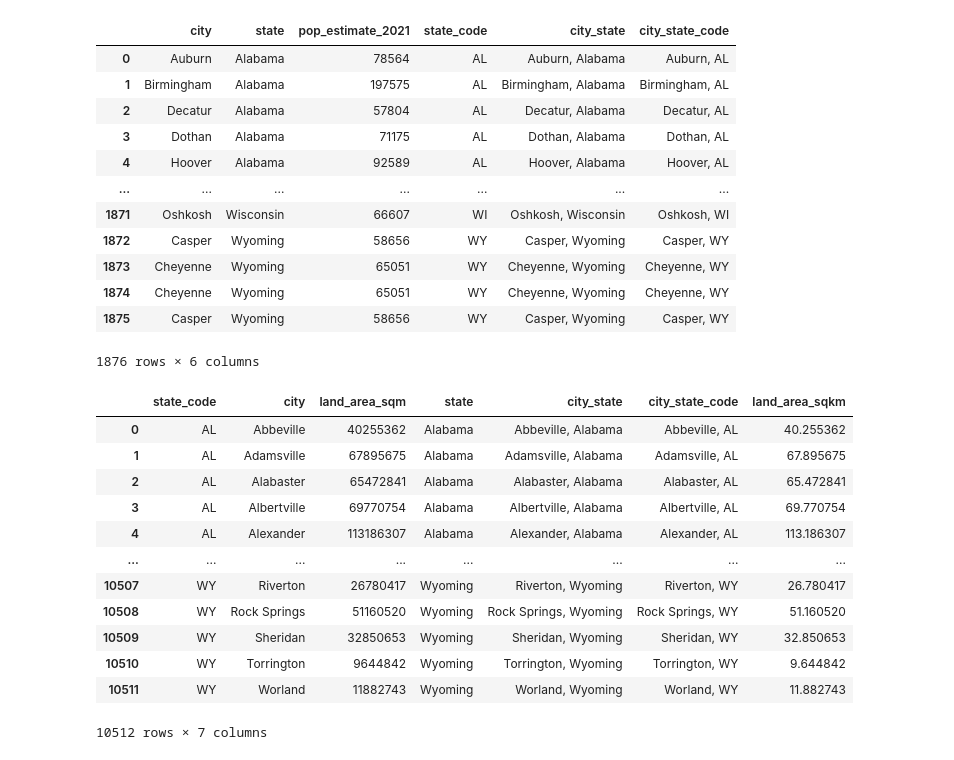
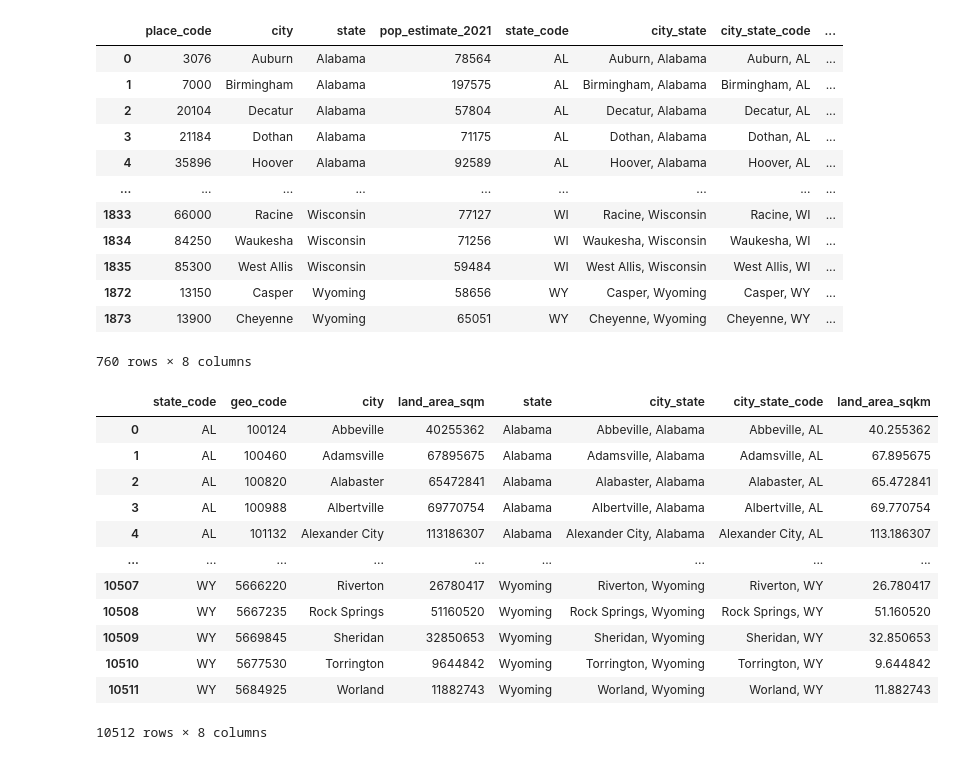
Before and after one commit to chanellee/Walkable-Cities, a Jupyter notebook: chanel_data_wrangling.ipynb, the cells around one changed output. Saved outputs shown, nothing was run; the diff lists cells and outputs as text; code cells hidden in the pictures.

Commit message:
fixing duplicates issue in data

```diff
--- a/chanel_data_wrangling.ipynb
+++ b/chanel_data_wrangling.ipynb
@@ -12,62 +13,66 @@ import pandas as pd
 city_pop = pd.read_csv("sub-est2021_all.csv",encoding='latin-1')
 state_codes = pd.read_csv("state_codes.csv")
 
-city_pop = city_pop[["NAME", "STNAME","POPESTIMATE2021"]]
+city_pop = city_pop[["PLACE","NAME", "STNAME","POPESTIMATE2021"]]
 city_only = [i.lower().__contains__("city") for i in city_pop["NAME"]]
 city_pop = city_pop[city_only]
 city_pop = city_pop[city_pop["POPESTIMATE2021"]>=50000]
-city_pop = city_pop.set_axis(['city', 'state', 'pop_estimate_2021'], axis='columns', copy = False)
+city_pop = city_pop.set_axis(['place_code','city', 'state', 'pop_estimate_2021'], axis='columns', copy = False)
 city_pop["city"] = [i.replace(" city","") for i in city_pop["city"]]
-city_pop["city"] = [i.replace(" City","") for i in city_pop["city"]]
-city_pop["city"] = [i.replace(" (pt.)","") for i in city_pop["city"]]
+# city_pop = city_pop[[not i.__contains__("(pt.)") for i in city_pop["city"]]]
+# city_pop = city_pop[[not i.__contains__("(balance)") for i in city_pop["city"]]]
+
 state_codes = state_codes[["state","code"]].set_axis(['state', 'state_code'], axis='columns', copy = False)
 city_pop = pd.merge(city_pop,state_codes, on = "state", how = "left")
 city_pop["city_state"] = city_pop["city"] + ", " + city_pop["state"]
 city_pop["city_state_code"] = city_pop["city"] + ", " + city_pop["state_code"]
-city_pop
+city_pop["place_state_code"] = [str(i)+j for i,j in zip(city_pop["place_code"],city_pop["state_code"])]
+city_pop = city_pop.drop_duplicates(subset = "place_state_code")
+city_pop = city_pop.drop_duplicates(subset = "city_state")
+# list(city_pop)
+city_pop #760
 # %% [output]
-|  | city | state | pop_estimate_2021 | state_code | city_state | city_state_code |
-| 0 | Auburn | Alabama | 78564 | AL | Auburn, Alabama | Auburn, AL |
-| 1 | Birmingham | Alabama | 197575 | AL | Birmingham, Alabama | Birmingham, AL |
-| 2 | Decatur | Alabama | 57804 | AL | Decatur, Alabama | Decatur, AL |
-| 3 | Dothan | Alabama | 71175 | AL | Dothan, Alabama | Dothan, AL |
-| 4 | Hoover | Alabama | 92589 | AL | Hoover, Alabama | Hoover, AL |
-| ... | ... | ... | ... | ... | ... | ... |
-| 1871 | Oshkosh | Wisconsin | 66607 | WI | Oshkosh, Wisconsin | Oshkosh, WI |
-| 1872 | Casper | Wyoming | 58656 | WY | Casper, Wyoming | Casper, WY |
-| 1873 | Cheyenne | Wyoming | 65051 | WY | Cheyenne, Wyoming | Cheyenne, WY |
-| 1874 | Cheyenne | Wyoming | 65051 | WY | Cheyenne, Wyoming | Cheyenne, WY |
-| 1875 | Casper | Wyoming | 58656 | WY | Casper, Wyoming | Casper, WY |
+|  | place_code | city | state | pop_estimate_2021 | state_code | city_state | city_state_code | ... |
+| 0 | 3076 | Auburn | Alabama | 78564 | AL | Auburn, Alabama | Auburn, AL | ... |
+| 1 | 7000 | Birmingham | Alabama | 197575 | AL | Birmingham, Alabama | Birmingham, AL | ... |
+| 2 | 20104 | Decatur | Alabama | 57804 | AL | Decatur, Alabama | Decatur, AL | ... |
+| 3 | 21184 | Dothan | Alabama | 71175 | AL | Dothan, Alabama | Dothan, AL | ... |
+| 4 | 35896 | Hoover | Alabama | 92589 | AL | Hoover, Alabama | Hoover, AL | ... |
+| ... | ... | ... | ... | ... | ... | ... | ... | ... |
+| 1833 | 66000 | Racine | Wisconsin | 77127 | WI | Racine, Wisconsin | Racine, WI | ... |
+| 1834 | 84250 | Waukesha | Wisconsin | 71256 | WI | Waukesha, Wisconsin | Waukesha, WI | ... |
+| 1835 | 85300 | West Allis | Wisconsin | 59484 | WI | West Allis, Wisconsin | West Allis, WI | ... |
+| 1872 | 13150 | Casper | Wyoming | 58656 | WY | Casper, Wyoming | Casper, WY | ... |
+| 1873 | 13900 | Cheyenne | Wyoming | 65051 | WY | Cheyenne, Wyoming | Cheyenne, WY | ... |
-1876 rows × 6 columns
+760 rows × 8 columns
 # %%
 city_land = pd.read_csv("2020_Gaz_place_national.txt",sep = "\t",encoding='latin-1')
 state_codes = pd.read_csv("state_codes.csv")
-
+city_land
 city_only = [i.lower().__contains__("city") for i in city_land["NAME"]]
 city_land= city_land[city_only]
-test = city_land[["USPS","NAME","ALAND"]].set_axis(['state_code', 'city', 'land_area_sqm'], axis='columns', copy = False)
+city_land = city_land[["USPS","GEOID","NAME","ALAND"]].set_axis(['state_code', 'geo_code', 'city', 'land_area_sqm'], axis='columns', copy = False)
 
-city_land = pd.merge(test,state_codes[["state","code"]], left_on = "state_code", right_on = "code", how = "left")
+state_codes = state_codes[["state","code"]].set_axis(['state', 'state_code'], axis='columns', copy = False)
+city_land = pd.merge(city_land, state_codes, on = "state_code", how = "left")
 city_land["city"] = [i.replace(" city","") for i in city_land["city"]]
-city_land["city"] = [i.replace(" City","") for i in city_land["city"]]
-
-del city_land["code"]
 city_land["city_state"] = city_land["city"] + ", " + city_land["state"]
 city_land["city_state_code"] = city_land["city"] + ", " + city_land["state_code"]
 city_land["land_area_sqkm"] = city_land["land_area_sqm"]*0.000001
-city_land
+city_land["geo_code"] = [str(i) for i in city_land["geo_code"]]
+city_land #10512
 # %% [output]
-|  | state_code | city | land_area_sqm | state | city_state | city_state_code | land_area_sqkm |
-| 0 | AL | Abbeville | 40255362 | Alabama | Abbeville, Alabama | Abbeville, AL | 40.255362 |
-| 1 | AL | Adamsville | 67895675 | Alabama | Adamsville, Alabama | Adamsville, AL | 67.895675 |
-| 2 | AL | Alabaster | 65472841 | Alabama | Alabaster, Alabama | Alabaster, AL | 65.472841 |
-| 3 | AL | Albertville | 69770754 | Alabama | Albertville, Alabama | Albertville, AL | 69.770754 |
-| 4 | AL | Alexander | 113186307 | Alabama | Alexander, Alabama | Alexander, AL | 113.186307 |
-| ... | ... | ... | ... | ... | ... | ... | ... |
-| 10507 | WY | Riverton | 26780417 | Wyoming | Riverton, Wyoming | Riverton, WY | 26.780417 |
-| 10508 | WY | Rock Springs | 51160520 | Wyoming | Rock Springs, Wyoming | Rock Springs, WY | 51.160520 |
-| 10509 | WY | Sheridan | 32850653 | Wyoming | Sheridan, Wyoming | Sheridan, WY | 32.850653 |
-| 10510 | WY | Torrington | 9644842 | Wyoming | Torrington, Wyoming | Torrington, WY | 9.644842 |
-| 10511 | WY | Worland | 11882743 | Wyoming | Worland, Wyoming | Worland, WY | 11.882743 |
+|  | state_code | geo_code | city | land_area_sqm | state | city_state | city_state_code | land_area_sqkm |
+| 0 | AL | 100124 | Abbeville | 40255362 | Alabama | Abbeville, Alabama | Abbeville, AL | 40.255362 |
+| 1 | AL | 100460 | Adamsville | 67895675 | Alabama | Adamsville, Alabama | Adamsville, AL | 67.895675 |
+| 2 | AL | 100820 | Alabaster | 65472841 | Alabama | Alabaster, Alabama | Alabaster, AL | 65.472841 |
+| 3 | AL | 100988 | Albertville | 69770754 | Alabama | Albertville, Alabama | Albertville, AL | 69.770754 |
+| 4 | AL | 101132 | Alexander City | 113186307 | Alabama | Alexander City, Alabama | Alexander City, AL | 113.186307 |
+| ... | ... | ... | ... | ... | ... | ... | ... | ... |
+| 10507 | WY | 5666220 | Riverton | 26780417 | Wyoming | Riverton, Wyoming | Riverton, WY | 26.780417 |
+| 10508 | WY | 5667235 | Rock Springs | 51160520 | Wyoming | Rock Springs, Wyoming | Rock Springs, WY | 51.160520 |
+| 10509 | WY | 5669845 | Sheridan | 32850653 | Wyoming | Sheridan, Wyoming | Sheridan, WY | 32.850653 |
+| 10510 | WY | 5677530 | Torrington | 9644842 | Wyoming | Torrington, Wyoming | Torrington, WY | 9.644842 |
+| 10511 | WY | 5684925 | Worland | 11882743 | Wyoming | Worland, Wyoming | Worland, WY | 11.882743 |
-10512 rows × 7 columns
+10512 rows × 8 columns
 # %%
```
Also changed, not shown: parts of 6 cells of this notebook, 1 other file.
